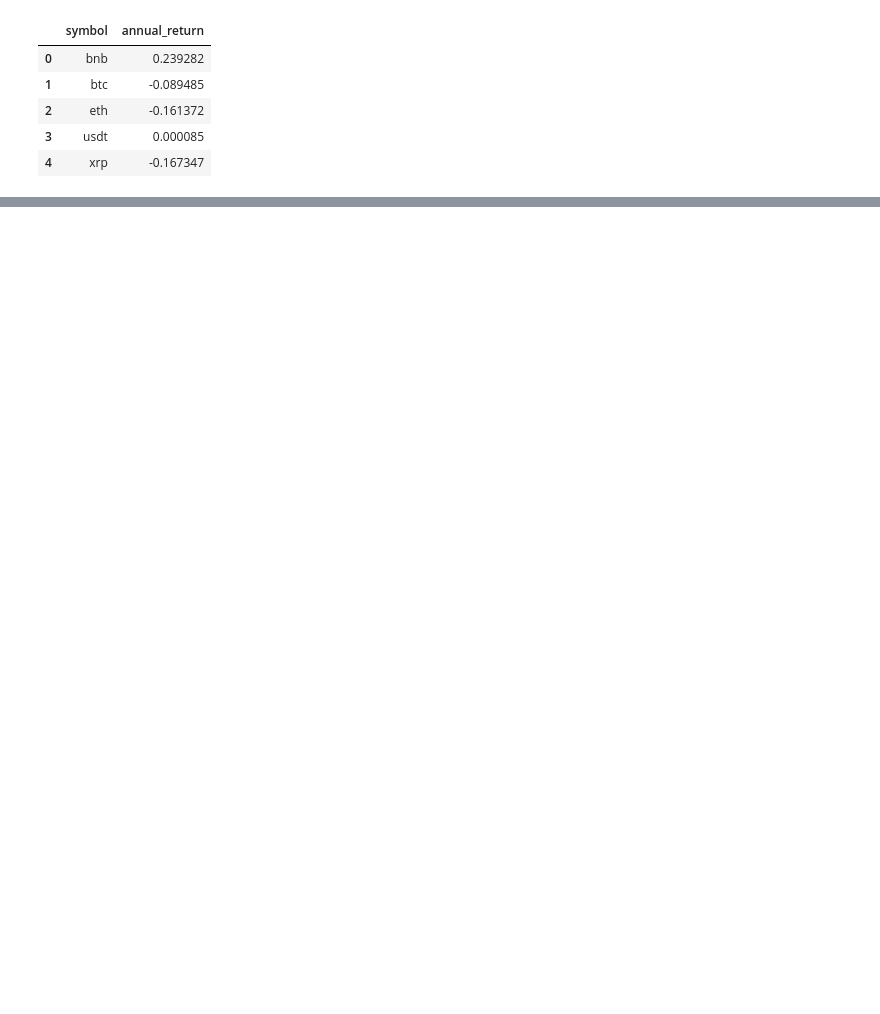
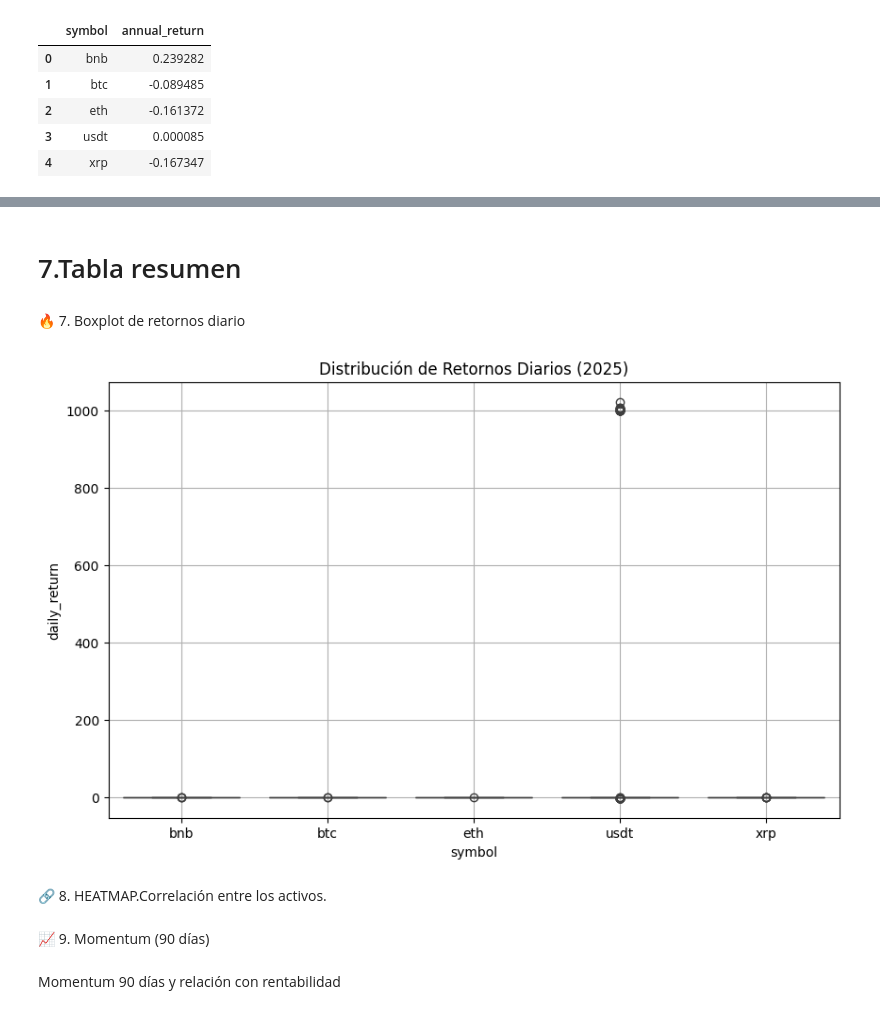
Before and after one commit to ramasa987/EDA_CRYPTO, a Jupyter notebook: CODIGO/NOTEBOOKS/EDA_MEMORIA_DESARROLLO.ipynb, the cells around one changed output, grey strips where cells are left out. Saved outputs shown, nothing was run; the diff lists cells and outputs as text; code cells hidden in the pictures; blank space fills up the shorter version.

```diff
--- a/CODIGO/NOTEBOOKS/EDA_MEMORIA_DESARROLLO.ipynb
+++ b/CODIGO/NOTEBOOKS/EDA_MEMORIA_DESARROLLO.ipynb
@@ -310,0 +487,4 @@ returns_2025
+# %%
+ohlc_top5_2 = ohlc_top5[ohlc_top5['symbol'] != 'USDT']
+
+ohlc_top5_2
@@ -310,0 +505,17 @@ returns_2025
+# %%
+ohlc_2025 = ohlc_top5_2[(ohlc_top5["date"] >= "2025-01-01") & (ohlc_top5_2["date"] <= "2025-12-31")]
+
+ohlc_2025["cum_return"] = (1 + ohlc_top5_2["daily_return"]).groupby(ohlc_top5_2["symbol"]).cumprod()
+
+
+# Gráfico de rentabilidad acumulada
+plt.figure(figsize=(12,6))
+plt.figure()
+for sym in top5_assets:
+    df = ohlc_2025_2[ohlc_2025_2["symbol"] == sym]
+    plt.plot(df["date"], df["cum_return"], label=sym)
+
+plt.title("Rentabilidad Acumulada en 2025")
+plt.legend()
+plt.grid(True)
+plt.show()
@@ -310,0 +567,2 @@ returns_2025
+# %% [markdown]
+# 7.Tabla resumen
@@ -310,0 +579,12 @@ returns_2025
+# %% [markdown]
+🔥 7. Boxplot de retornos diario
+# %%
+plt.figure(figsize=(10,6))
+sns.boxplot(data=ohlc_2025, x="symbol", y="daily_return")
+plt.title("Distribución de Retornos Diarios (2025)")
+plt.grid(True)
+plt.show()
+# %% [output]
+[figure, added]
+# %% [markdown]
+🔗 8. HEATMAP.Correlación entre los activos.
@@ -310,0 +598,2 @@ returns_2025
+# %% [markdown]
+📈 9. Momentum (90 días)
@@ -310,0 +605,2 @@ returns_2025
+# %% [markdown]
+Momentum 90 días y relación con rentabilidad
```
Also changed, not shown: parts of 106 cells of this notebook.
